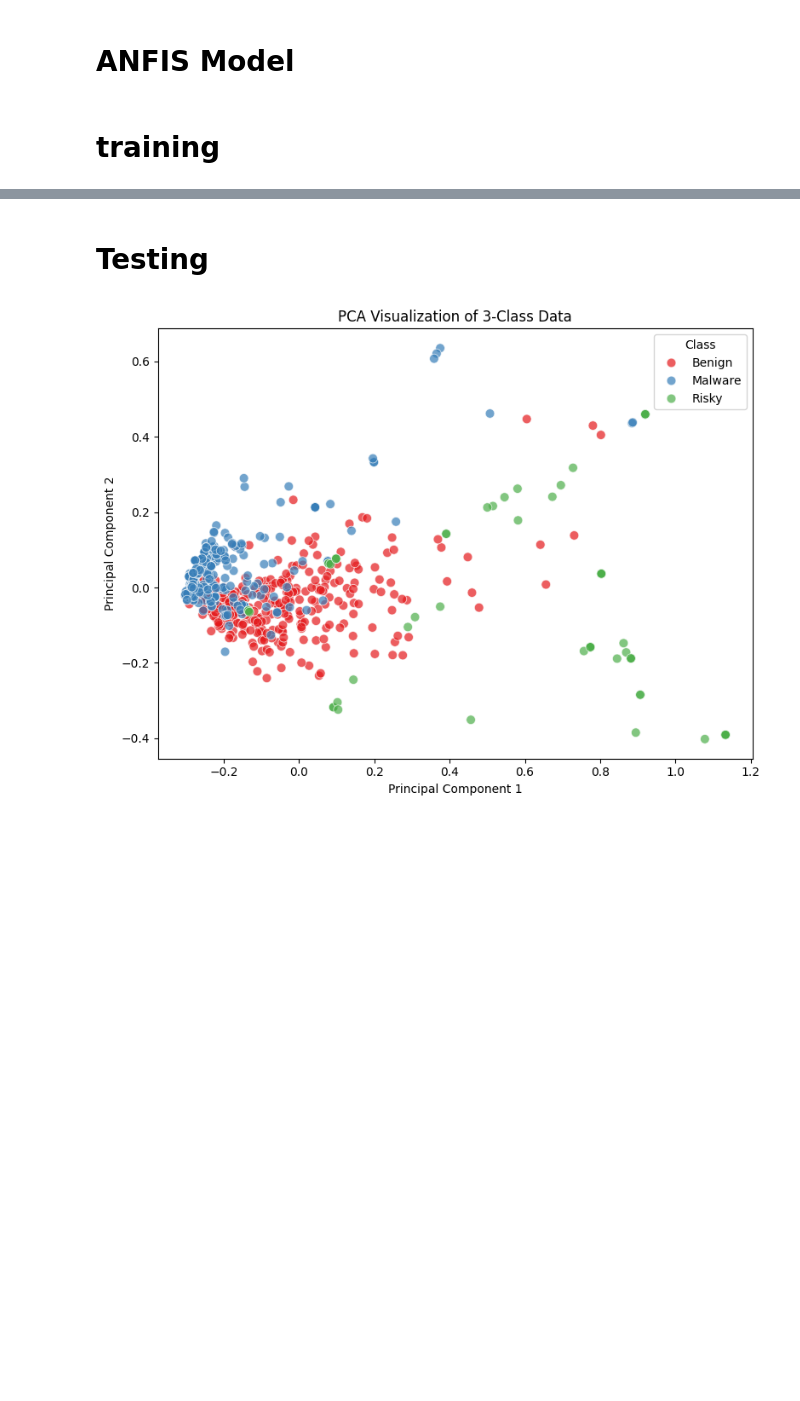
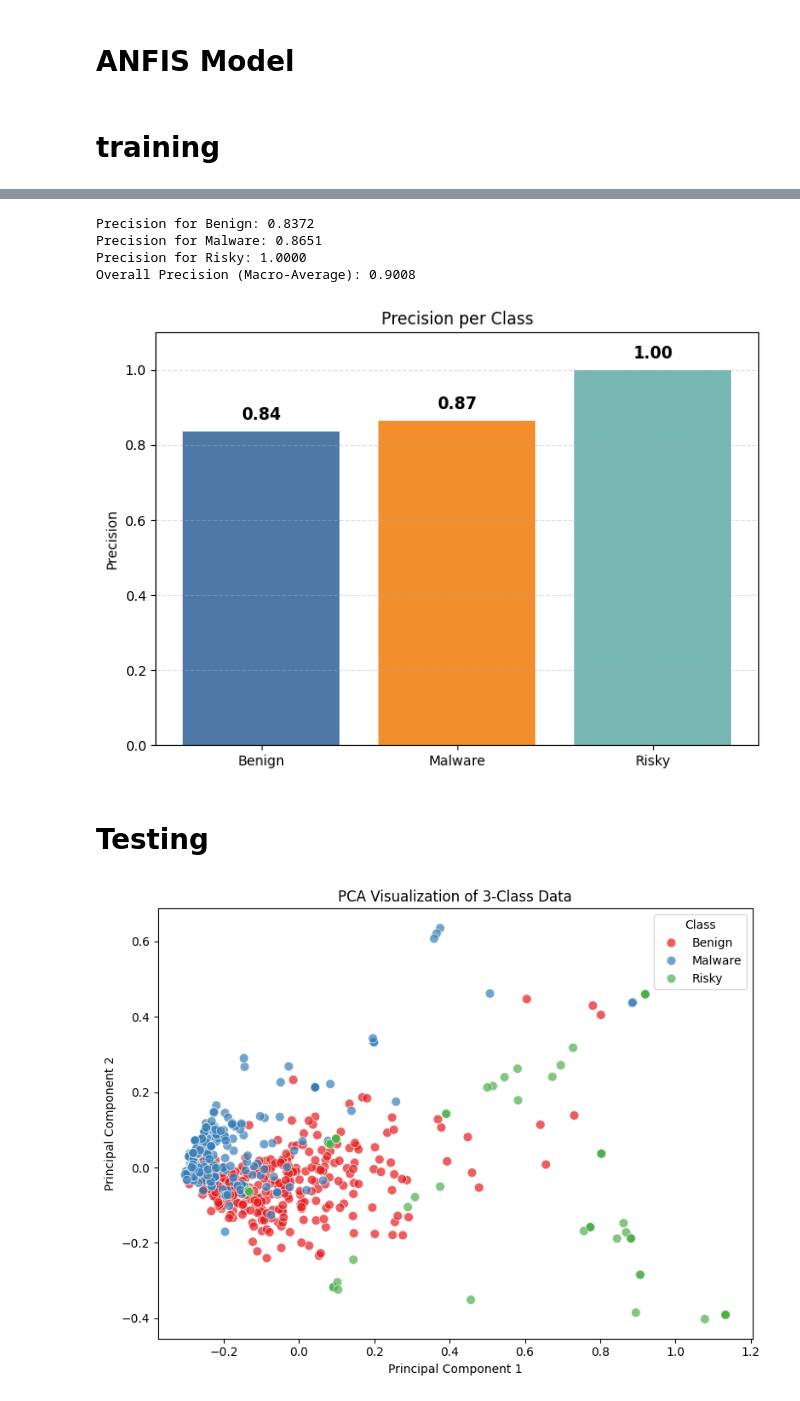
Before and after one commit to gentlsnek/AndroFuzz-MLC, a Jupyter notebook: model4_multiclass.ipynb, the cells around one changed output, grey strips where cells are left out. Saved outputs shown, nothing was run; the diff lists cells and outputs as text; code cells hidden in the pictures; blank space fills up the shorter version.

```diff
--- a/model4_multiclass.ipynb
+++ b/model4_multiclass.ipynb
@@ -227,3 +229,44 @@ weighted avg       0.88      0.88      0.87       280
+# %%
+from sklearn.metrics import precision_score
+
+# Calculate precision for each class
+precision = precision_score(y_test_numpy, y_pred_class, average=None)
+
+# Print precision for each class
+class_labels = ['Benign', 'Malware', 'Risky']
+for label, score in zip(class_labels, precision):
+    print(f"Precision for {label}: {score:.4f}")
+
+# Calculate and print overall precision (macro-average)
+overall_precision = precision_score(y_test_numpy, y_pred_class, average='macro')
+print(f"Overall Precision (Macro-Average): {overall_precision:.4f}")
+
+import matplotlib.pyplot as plt
+import numpy as np
+
+# Visualize per-class precision as a bar plot
+plt.figure(figsize=(7, 5))
+x = np.arange(len(class_labels))
+bars = plt.bar(x, precision, color=['#4e79a7', '#f28e2b', '#76b7b2'])
+
+# Add value labels on top of bars
+for i, bar in enumerate(bars):
+    plt.text(bar.get_x() + bar.get_width()/2., bar.get_height() + 0.02,
+             f"{precision[i]:.2f}", ha='center', va='bottom', fontsize=12, fontweight='bold')
+
+plt.xticks(x, class_labels)
+plt.ylim(0, 1.1)
+plt.ylabel('Precision')
+plt.title('Precision per Class')
+plt.grid(axis='y', linestyle='--', alpha=0.4)
+plt.tight_layout()
+plt.show()
+# %% [output]
+Precision for Benign: 0.8372
+Precision for Malware: 0.8651
+Precision for Risky: 1.0000
+Overall Precision (Macro-Average): 0.9008
+[figure, added]
 # %% [markdown]
 # Testing
 # %%
```
Also changed, not shown: parts of 4 cells of this notebook, 7 other files.
